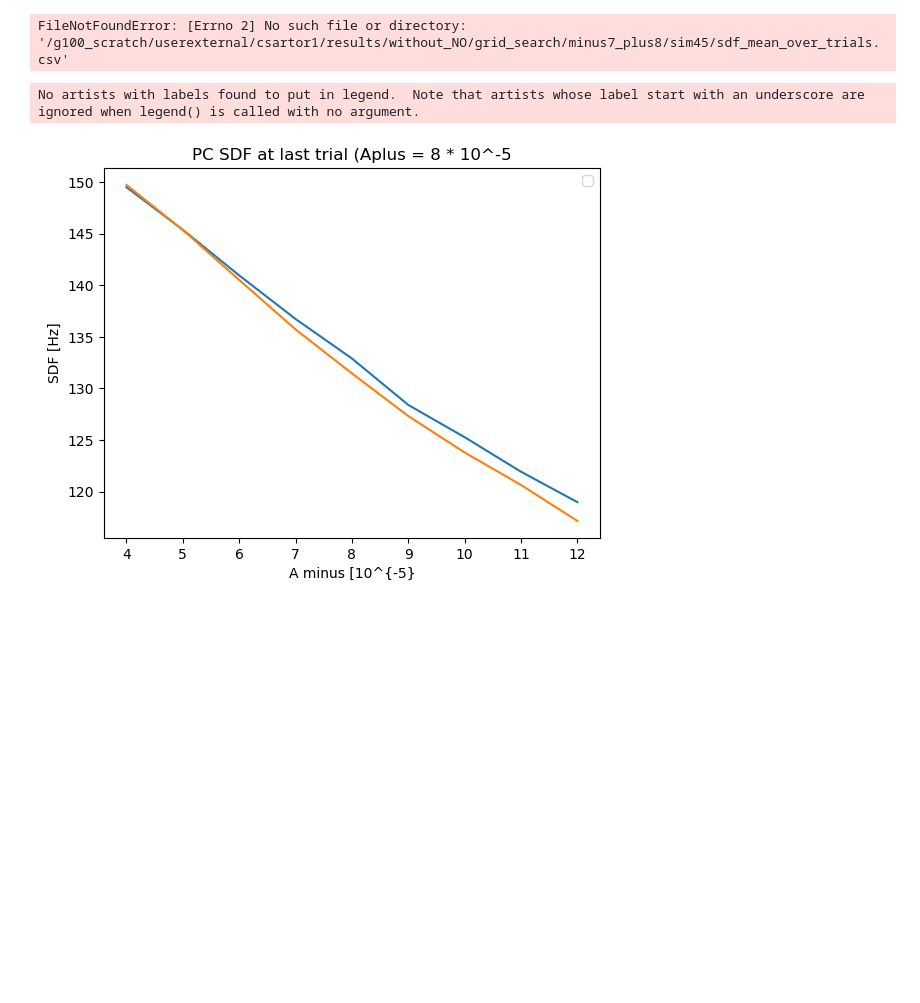
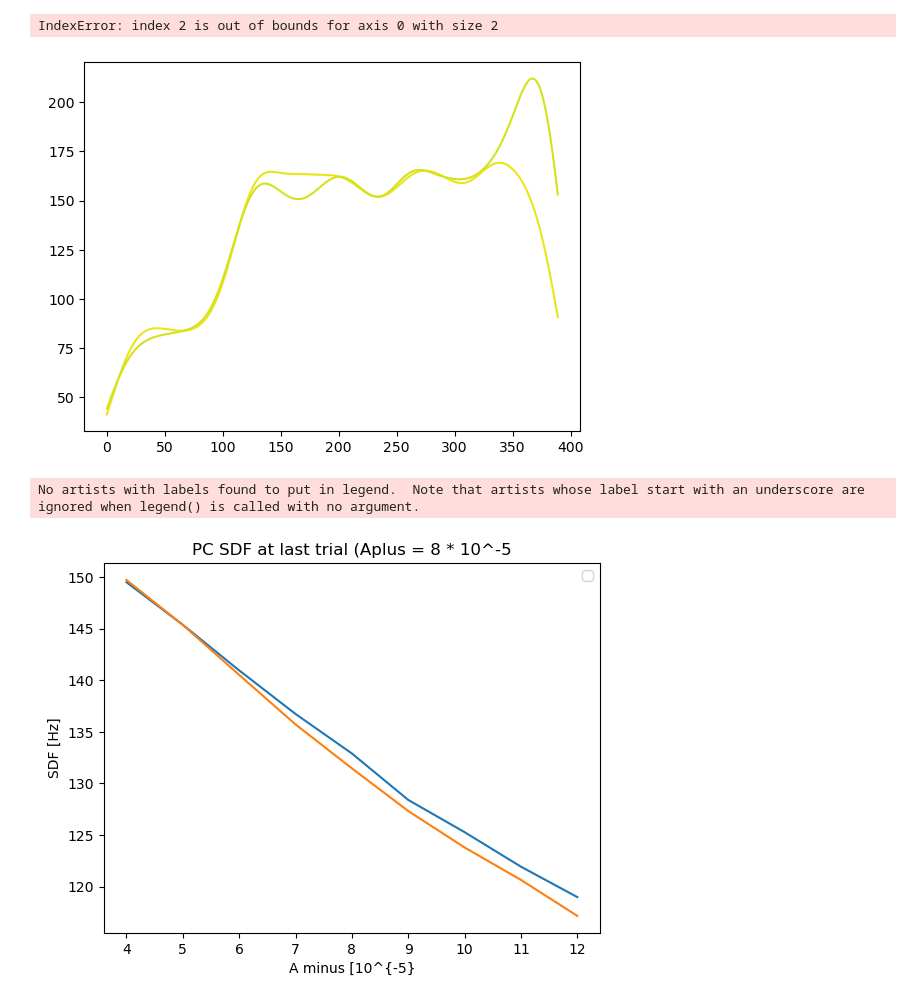
Before and after one commit to alessandratrapani/NODS, a Jupyter notebook: figures/3_sdf_plot.ipynb, the cells around one changed output. Drawn from its saved outputs; the diff is of its cells as text; code cells hidden in the pictures; blank space fills up the shorter version.

```diff
--- a/sdf_plot.ipynb
+++ b/figures/3_sdf_plot.ipynb
@@ -65,40 +64,41 @@ plt.show()
 # %%
 cell = 'pc_spikes'
 
-file_path = "/g100_scratch/userexternal/csartor1/results/without_NO/grid_search/minus7_plus8/sim45/"
+file_path = "/g100_scratch/userexternal/csartor1/results/with_NO/simulation_0Hz_sim11/"
 
 palette = list(reversed(sns.color_palette("viridis", n_trials).as_hex()))
 sm = plt.cm.ScalarMappable(
 cmap="viridis_r", norm=plt.Normalize(vmin=0, vmax=n_trials)
 )
 """sdf_mean_cell = []
 sdf_maf_cell = []
 step = 5
 for trial in range(n_trials):
     start = trial * between_start
     stop = CS_start_first + CS_burst_dur + trial * between_start
     sdf_cell = sdf(start=start, stop=stop, spk=spk, step=step)
     sdf_mean_cell.append(sdf_mean(sdf_cell))
     sdf_maf_cell.append(sdf_maf(sdf_cell))"""
 
 df_sdf_mean_over_trials = pd.read_csv(os.path.join(file_path,'sdf_mean_over_trials.csv'))
 sdf_mean_cell = df_sdf_mean_over_trials.iloc[:,:].values
 
 
 fig = plt.figure()
 for trial in range(n_trials):
     plt.plot(sdf_mean_cell[trial], palette[trial])
 plt.title(cell)
 plt.xlabel("Time [ms]")
 plt.ylabel("SDF [Hz]")
 plt.axvline(CS_start_first, label="CS start", c="grey")
 plt.axvline(US_start_first - between_start, label="US start", c="black")
 plt.axvline(CS_start_first + CS_burst_dur, label="CS & US end ", c="red")
 plt.legend()
 #plt.colorbar(sm, label="Trial")
 fig.savefig(os.path.join(result_path,f'aa_sdf_{cell}.png'))
 # %% [output]
-FileNotFoundError: [Errno 2] No such file or directory: '/g100_scratch/userexternal/csartor1/results/without_NO/grid_search/minus7_plus8/sim45/sdf_mean_over_trials.csv'
+IndexError: index 2 is out of bounds for axis 0 with size 2
+[figure, added]
 # %%
 minus = [12,11,10,9,8,7,6,5,4]
 #plus = [10,9,8,7,6,5,4,3]
```
Also changed, not shown: parts of 3 cells of this notebook, 22 other files.
